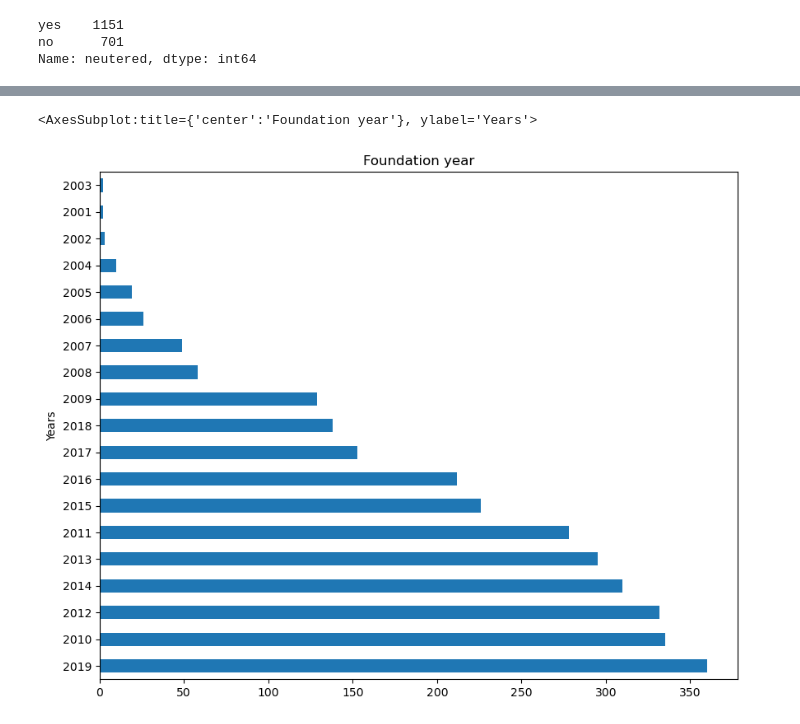
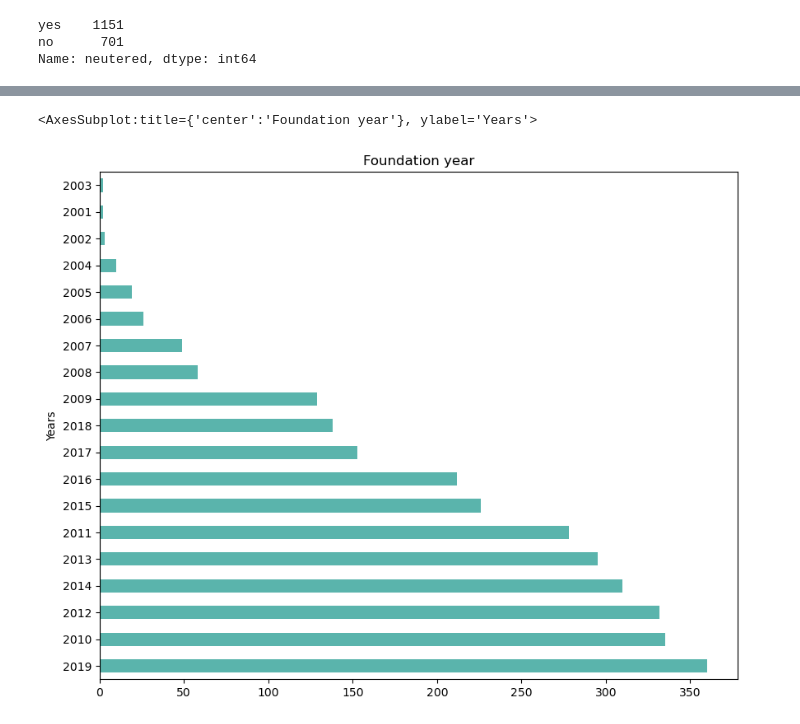
Before and after one commit to Hripsime-Gasoyan/Data_vizualization, a Jupyter notebook: Adoptable dogs.ipynb, the cells around one changed output, grey strips where cells are left out. Saved outputs shown, nothing was run; the diff lists cells and outputs as text; code cells hidden in the pictures.

```diff
--- a/Adoptable dogs.ipynb
+++ b/Adoptable dogs.ipynb
@@ -87,6 +82,9 @@ get_along_females    1264
 get_along_cats       2506
 keep_in              1021
 dtype: int64
+# %%
+df.drop("get_along_cats", axis=1, inplace=True)
+df.drop("housebroken", axis=1, inplace=True)
 # %%
 df.nunique()
 # %% [output]
@@ -157,11 +153,11 @@ df['month_adopted']=df['adoptable_from'].dt.month
 # %%
 plt.subplots(figsize=(10,8))
 plt.ylabel('Years')
 plt.title("Foundation year")
-df['year_found'].value_counts().plot(kind='barh')
+df['year_found'].value_counts().plot(kind='barh',color="#5ab4ac")
 # %% [output]
 <AxesSubplot:title={'center':'Foundation year'}, ylabel='Years'>
-[figure, old version]
+[figure, new version]
 # %%
 plt.subplots(figsize=(10,8))
 plt.ylabel('Months')
```
Also changed, not shown: parts of 9 cells of this notebook, 1 other file.
